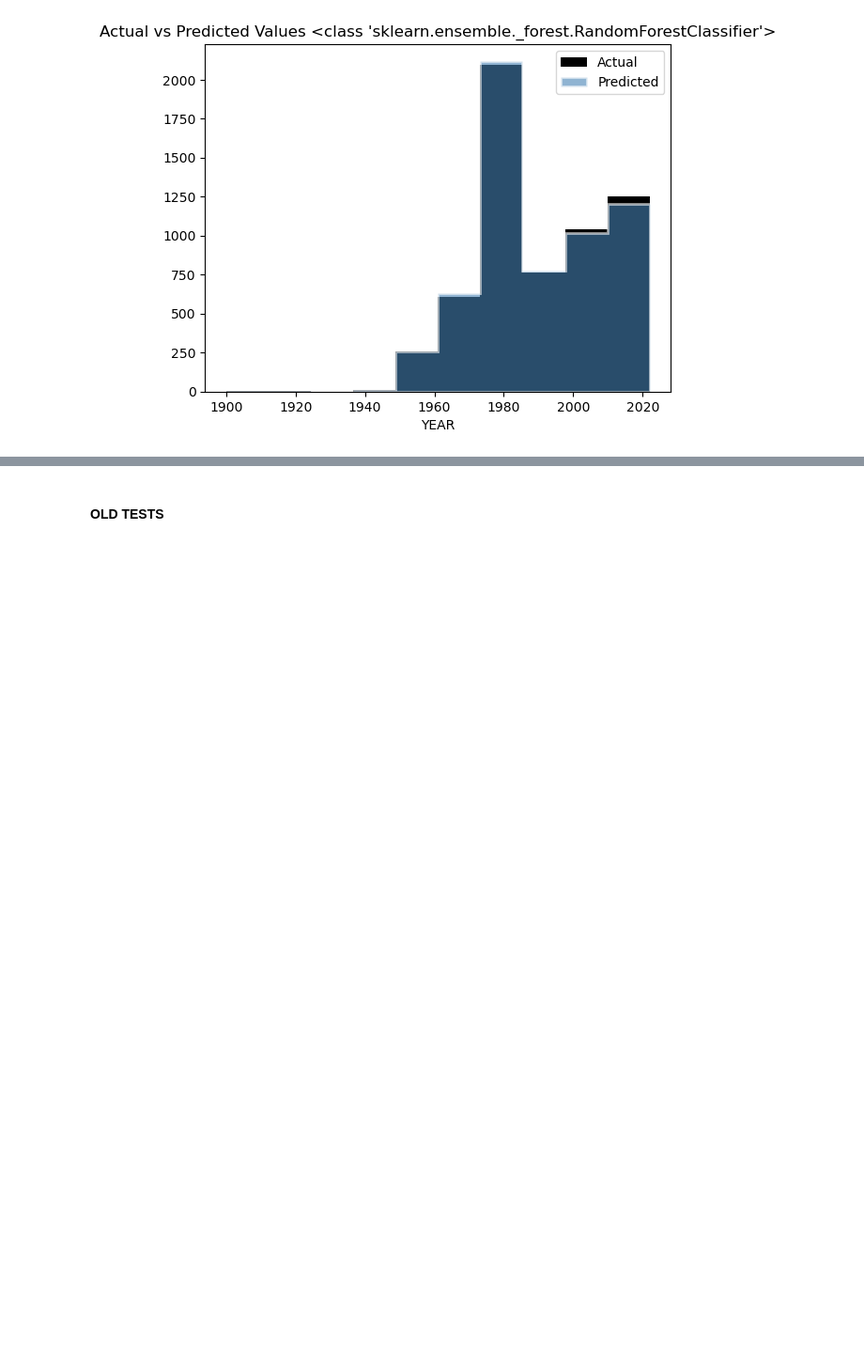
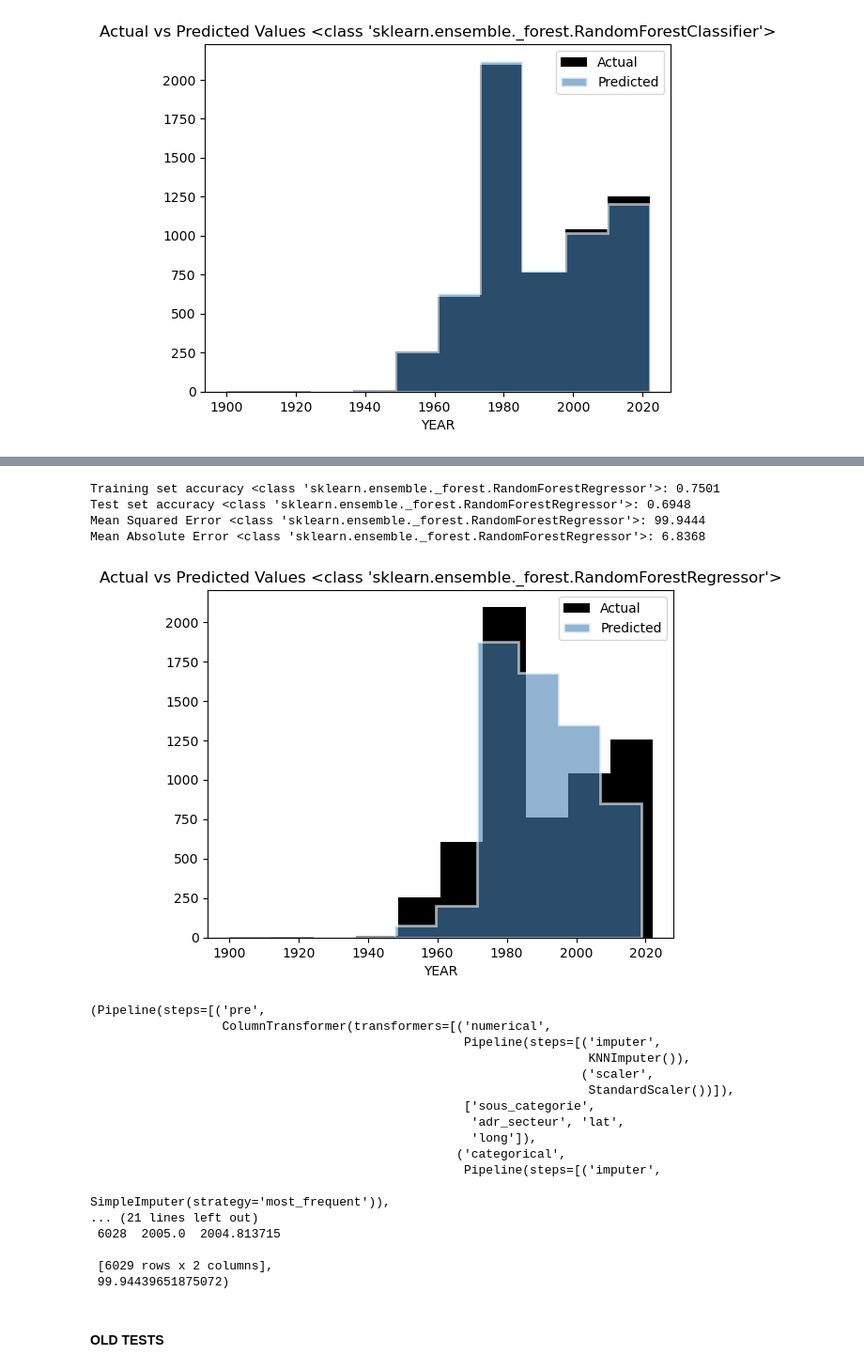
Before and after one commit to Impreccable/ML, a Jupyter notebook: main.ipynb, the cells around one changed output, grey strips where cells are left out. Shown at 94% size. Drawn from its saved outputs; the diff is of its cells as text; code cells hidden in the pictures; blank space fills up the shorter version.

```diff
--- a/main.ipynb
+++ b/main.ipynb
@@ -446,3 +500,28 @@ Test set accuracy <class 'sklearn.ensemble._forest.RandomForestClassifier'>: 0.9
+# %%
+create_evaluate_compare_pipeline(RandomForestRegressor, X_train,y_train,X_test,y_test)
+# %% [output]
+Training set accuracy <class 'sklearn.ensemble._forest.RandomForestRegressor'>: 0.7501
+Test set accuracy <class 'sklearn.ensemble._forest.RandomForestRegressor'>: 0.6948
+Mean Squared Error <class 'sklearn.ensemble._forest.RandomForestRegressor'>: 99.9444
+Mean Absolute Error <class 'sklearn.ensemble._forest.RandomForestRegressor'>: 6.8368
+[figure, added]
+(Pipeline(steps=[('pre',
+                  ColumnTransformer(transformers=[('numerical',
+                                                   Pipeline(steps=[('imputer',
+                                                                    KNNImputer()),
+                                                                   ('scaler',
+                                                                    StandardScaler())]),
+                                                   ['sous_categorie',
+                                                    'adr_secteur', 'lat',
+                                                    'long']),
+                                                  ('categorical',
+                                                   Pipeline(steps=[('imputer',
+                                                                    SimpleImputer(strategy='most_frequent')),
+... (21 lines left out)
+ 6028  2005.0  2004.813715
+
+ [6029 rows x 2 columns],
+ 99.94439651875072)
 # %% [markdown]
 #### OLD TESTS
 # %%
```
Also changed, not shown: parts of 7 cells of this notebook.
